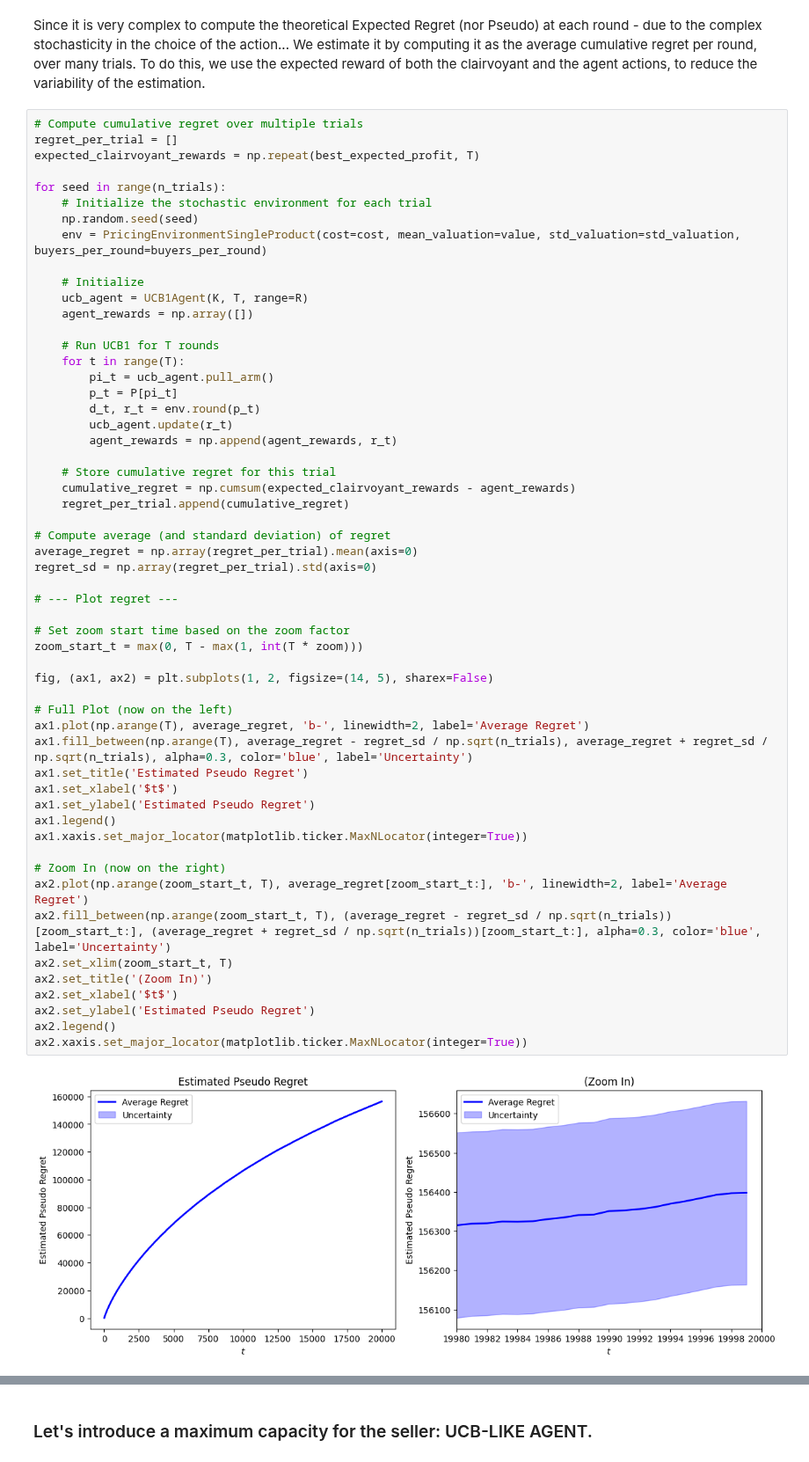
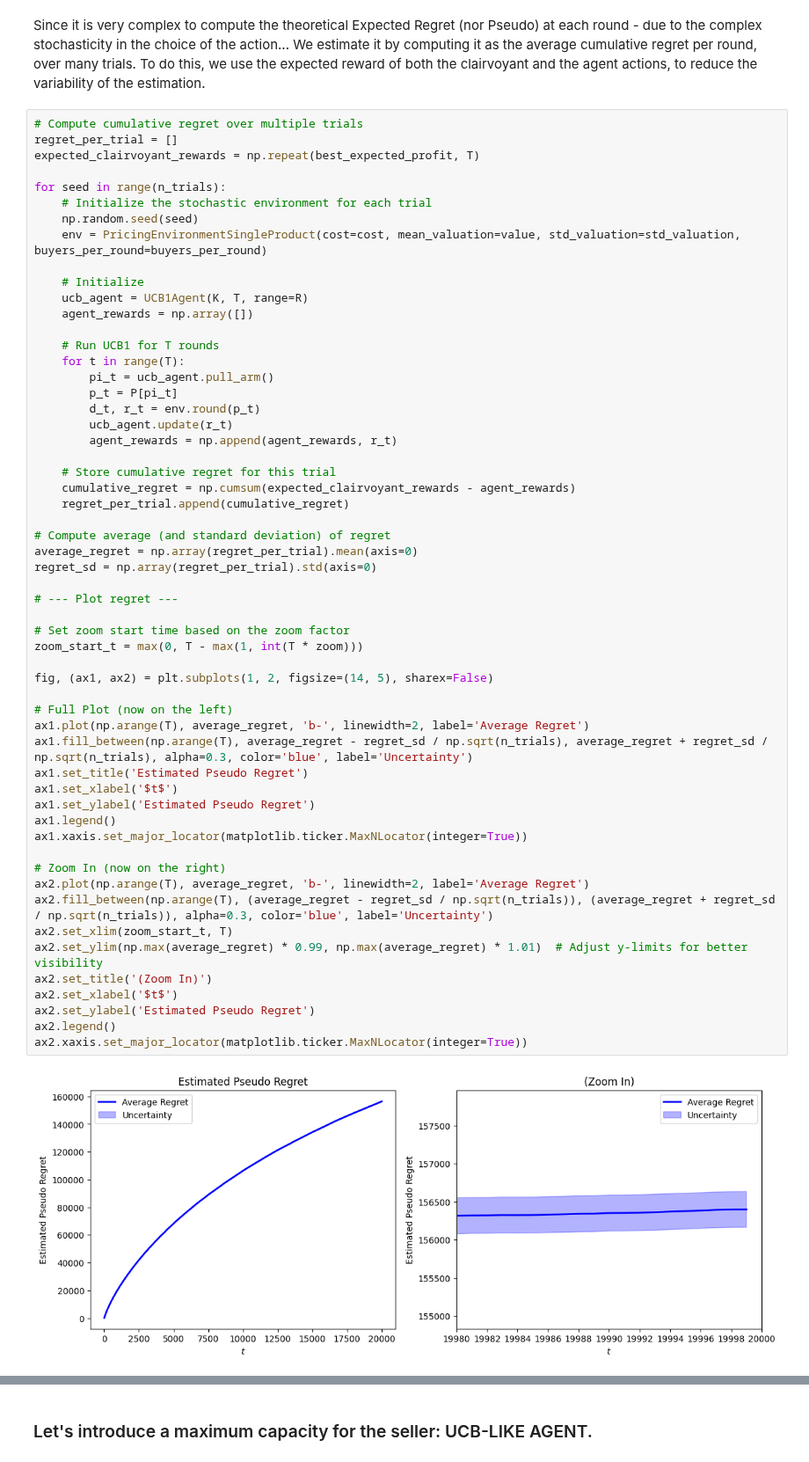
Before and after one commit to peetceenatoo/online-learning, a Jupyter notebook: R1.ipynb, the cells around one changed output, grey strips where cells are left out. Shown at 88% size. Saved outputs shown, nothing was run; the diff lists cells and outputs as text.

```diff
--- a/R1.ipynb
+++ b/R1.ipynb
@@ -268,33 +269,34 @@ for seed in range(n_trials):
     regret_per_trial.append(cumulative_regret)
 
 # Compute average (and standard deviation) of regret
 average_regret = np.array(regret_per_trial).mean(axis=0)
 regret_sd = np.array(regret_per_trial).std(axis=0)
 
 # --- Plot regret ---
 
 # Set zoom start time based on the zoom factor
 zoom_start_t = max(0, T - max(1, int(T * zoom)))
 
 fig, (ax1, ax2) = plt.subplots(1, 2, figsize=(14, 5), sharex=False)
 
 # Full Plot (now on the left)
 ax1.plot(np.arange(T), average_regret, 'b-', linewidth=2, label='Average Regret')
 ax1.fill_between(np.arange(T), average_regret - regret_sd / np.sqrt(n_trials), average_regret + regret_sd / np.sqrt(n_trials), alpha=0.3, color='blue', label='Uncertainty')
 ax1.set_title('Estimated Pseudo Regret')
 ax1.set_xlabel('$t$')
 ax1.set_ylabel('Estimated Pseudo Regret')
 ax1.legend()
 ax1.xaxis.set_major_locator(matplotlib.ticker.MaxNLocator(integer=True))
 
 # Zoom In (now on the right)
-ax2.plot(np.arange(zoom_start_t, T), average_regret[zoom_start_t:], 'b-', linewidth=2, label='Average Regret')
-ax2.fill_between(np.arange(zoom_start_t, T), (average_regret - regret_sd / np.sqrt(n_trials))[zoom_start_t:], (average_regret + regret_sd / np.sqrt(n_trials))[zoom_start_t:], alpha=0.3, color='blue', label='Uncertainty')
+ax2.plot(np.arange(T), average_regret, 'b-', linewidth=2, label='Average Regret')
+ax2.fill_between(np.arange(T), (average_regret - regret_sd / np.sqrt(n_trials)), (average_regret + regret_sd / np.sqrt(n_trials)), alpha=0.3, color='blue', label='Uncertainty')
 ax2.set_xlim(zoom_start_t, T)
+ax2.set_ylim(np.max(average_regret) * 0.99, np.max(average_regret) * 1.01)  # Adjust y-limits for better visibility
 ax2.set_title('(Zoom In)')
 ax2.set_xlabel('$t$')
 ax2.set_ylabel('Estimated Pseudo Regret')
 ax2.legend()
 ax2.xaxis.set_major_locator(matplotlib.ticker.MaxNLocator(integer=True))
 # %% [output]
-[figure, old version]
+[figure, new version]
```
Also changed, not shown: parts of 40 cells of this notebook.
